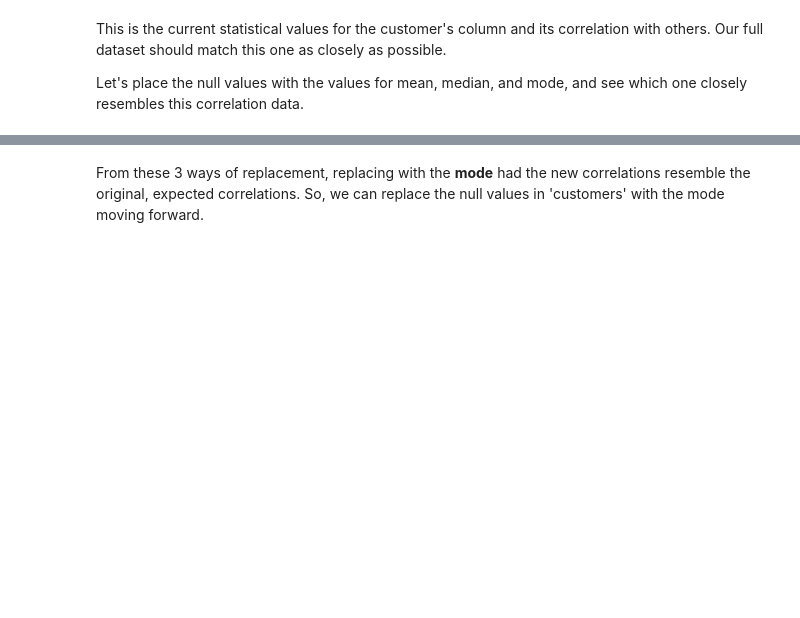
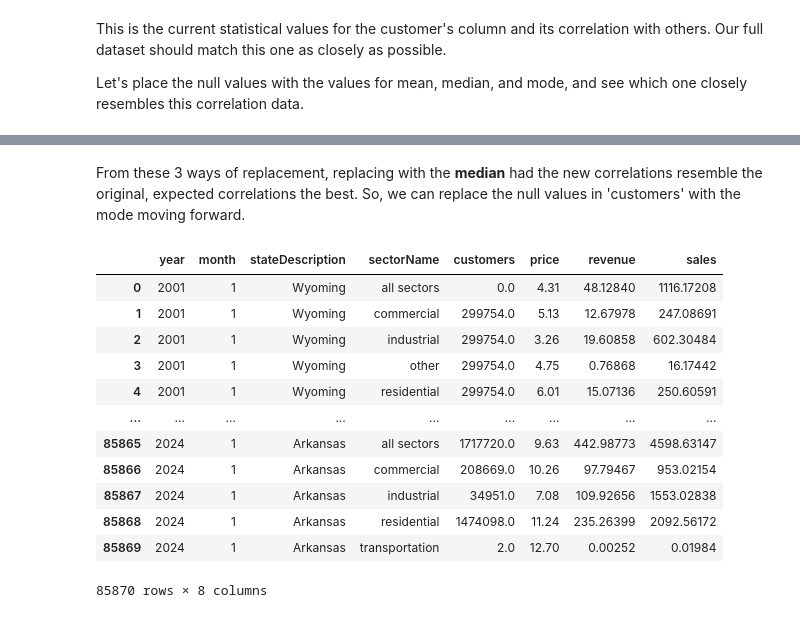
Before and after one commit to pginjupalli/Verizon-BTTAI-ElectricityPriceForecasting, a Jupyter notebook: Verizon_2_Code.ipynb, the cells around one changed output, grey strips where cells are left out. Drawn from its saved outputs; the diff is of its cells as text; code cells hidden in the pictures; blank space fills up the shorter version.

```diff
--- a/Verizon_2_Code.ipynb
+++ b/Verizon_2_Code.ipynb
@@ -118,4 +124,19 @@ Correlations with the mode as a replacement
 # %% [markdown]
-From these 3 ways of replacement, replacing with the **mode** had the new correlations resemble the original, expected correlations. So, we can replace the null values in 'customers' with the mode moving forward.
+From these 3 ways of replacement, replacing with the **median** had the new correlations resemble the original, expected correlations the best. So, we can replace the null values in 'customers' with the mode moving forward.
 # %%
-df['customers'] = df['customers'].fillna(value = df_with_customers['customers'].mode(), inplace = False) # Replacing null values in customers with the mode
+df['customers'] = df['customers'].fillna(median) # Replacing null values in customers with the mode
+df
+# %% [output]
+|  | year | month | stateDescription | sectorName | customers | price | revenue | sales |
+| 0 | 2001 | 1 | Wyoming | all sectors | 0.0 | 4.31 | 48.12840 | 1116.17208 |
+| 1 | 2001 | 1 | Wyoming | commercial | 299754.0 | 5.13 | 12.67978 | 247.08691 |
+| 2 | 2001 | 1 | Wyoming | industrial | 299754.0 | 3.26 | 19.60858 | 602.30484 |
+| 3 | 2001 | 1 | Wyoming | other | 299754.0 | 4.75 | 0.76868 | 16.17442 |
+| 4 | 2001 | 1 | Wyoming | residential | 299754.0 | 6.01 | 15.07136 | 250.60591 |
+| ... | ... | ... | ... | ... | ... | ... | ... | ... |
+| 85865 | 2024 | 1 | Arkansas | all sectors | 1717720.0 | 9.63 | 442.98773 | 4598.63147 |
+| 85866 | 2024 | 1 | Arkansas | commercial | 208669.0 | 10.26 | 97.79467 | 953.02154 |
+| 85867 | 2024 | 1 | Arkansas | industrial | 34951.0 | 7.08 | 109.92656 | 1553.02838 |
+| 85868 | 2024 | 1 | Arkansas | residential | 1474098.0 | 11.24 | 235.26399 | 2092.56172 |
+| 85869 | 2024 | 1 | Arkansas | transportation | 2.0 | 12.70 | 0.00252 | 0.01984 |
+85870 rows × 8 columns
```
Also changed, not shown: parts of 4 cells of this notebook.
